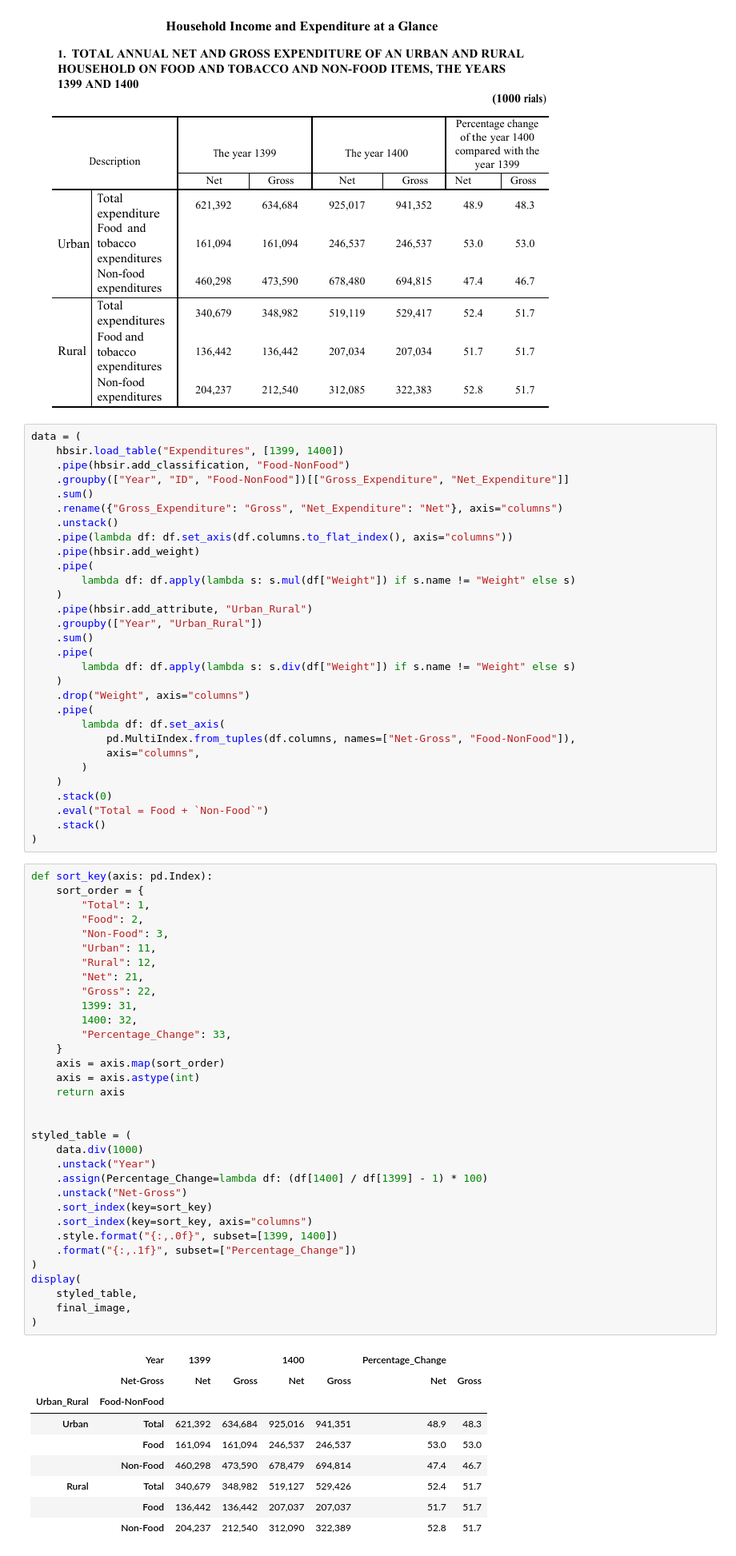
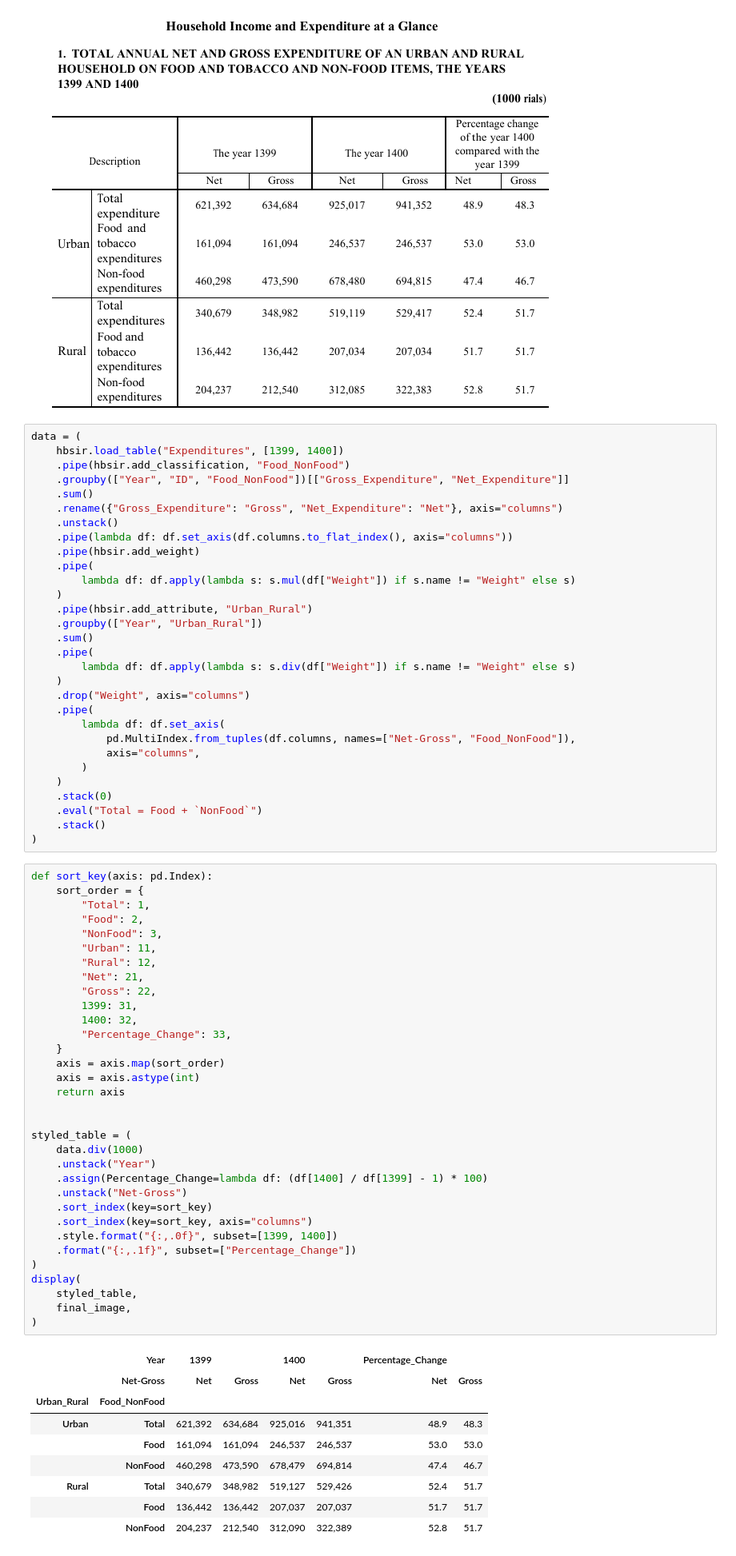
Before and after one commit to Iran-Open-Data/HBSIR_OLD, a Jupyter notebook: examples/ISC/summary_results/1400/summary-results.ipynb, the cells around one changed output. Shown at 80% size. Drawn from its saved outputs; the diff is of its cells as text.

Commit message:
Change `Food-NonFood` to `Food_NonFood`

```diff
--- a/examples/ISC/summary_results/1400/summary-results.ipynb
+++ b/examples/ISC/summary_results/1400/summary-results.ipynb
@@ -58,8 +58,8 @@ expenditure_summery_table
 # %%
 data = (
     hbsir.load_table("Expenditures", [1399, 1400])
-    .pipe(hbsir.add_classification, "Food-NonFood")
-    .groupby(["Year", "ID", "Food-NonFood"])[["Gross_Expenditure", "Net_Expenditure"]]
+    .pipe(hbsir.add_classification, "Food_NonFood")
+    .groupby(["Year", "ID", "Food_NonFood"])[["Gross_Expenditure", "Net_Expenditure"]]
     .sum()
     .rename({"Gross_Expenditure": "Gross", "Net_Expenditure": "Net"}, axis="columns")
     .unstack()
@@ -77,12 +77,12 @@ data = (
     .drop("Weight", axis="columns")
     .pipe(
         lambda df: df.set_axis(
-            pd.MultiIndex.from_tuples(df.columns, names=["Net-Gross", "Food-NonFood"]),
+            pd.MultiIndex.from_tuples(df.columns, names=["Net-Gross", "Food_NonFood"]),
             axis="columns",
         )
     )
     .stack(0)
-    .eval("Total = Food + `Non-Food`")
+    .eval("Total = Food + `NonFood`")
     .stack()
 )
 # %%
@@ -90,44 +90,44 @@ def sort_key(axis: pd.Index):
     sort_order = {
         "Total": 1,
         "Food": 2,
-        "Non-Food": 3,
+        "NonFood": 3,
         "Urban": 11,
         "Rural": 12,
         "Net": 21,
         "Gross": 22,
         1399: 31,
         1400: 32,
         "Percentage_Change": 33,
     }
     axis = axis.map(sort_order)
     axis = axis.astype(int)
     return axis
 
 
 styled_table = (
     data.div(1000)
     .unstack("Year")
     .assign(Percentage_Change=lambda df: (df[1400] / df[1399] - 1) * 100)
     .unstack("Net-Gross")
     .sort_index(key=sort_key)
     .sort_index(key=sort_key, axis="columns")
     .style.format("{:,.0f}", subset=[1399, 1400])
     .format("{:,.1f}", subset=["Percentage_Change"])
 )
 display(
     styled_table,
     final_image,
 )
 # %% [output]
 |  | Year | 1399 |  | 1400 |  | Percentage_Change |  |
 |  | Net-Gross | Net | Gross | Net | Gross | Net | Gross |
-| Urban_Rural | Food-NonFood |  |  |  |  |  |  |
+| Urban_Rural | Food_NonFood |  |  |  |  |  |  |
 | Urban | Total | 621,392 | 634,684 | 925,016 | 941,351 | 48.9 | 48.3 |
 |  | Food | 161,094 | 161,094 | 246,537 | 246,537 | 53.0 | 53.0 |
-|  | Non-Food | 460,298 | 473,590 | 678,479 | 694,814 | 47.4 | 46.7 |
+|  | NonFood | 460,298 | 473,590 | 678,479 | 694,814 | 47.4 | 46.7 |
 | Rural | Total | 340,679 | 348,982 | 519,127 | 529,426 | 52.4 | 51.7 |
 |  | Food | 136,442 | 136,442 | 207,037 | 207,037 | 51.7 | 51.7 |
-|  | Non-Food | 204,237 | 212,540 | 312,090 | 322,389 | 52.8 | 51.7 |
+|  | NonFood | 204,237 | 212,540 | 312,090 | 322,389 | 52.8 | 51.7 |
 [figure]
 # %% [markdown]
 ## Table 2
```
Also changed, not shown: parts of 2 cells of this notebook, 5 other files.
